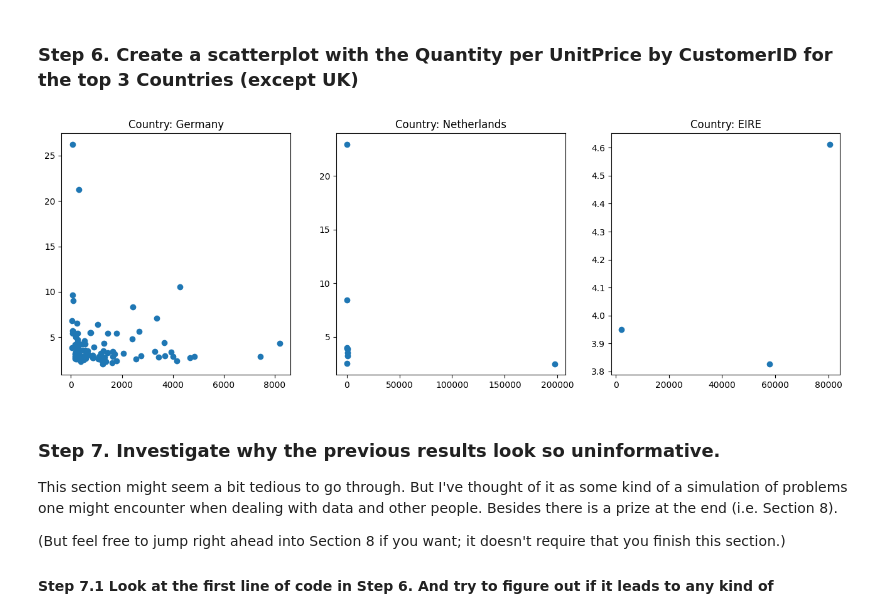
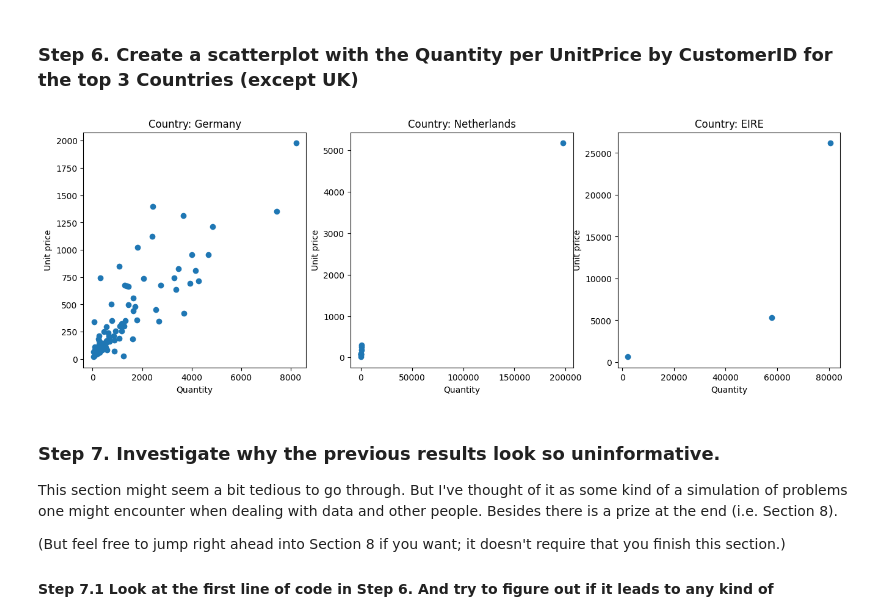
Before and after one commit to progen1tor/pandas-exercises-progress, a Jupyter notebook: 07_visualization/online_retail.ipynb, the cells around one changed output. Cells and saved outputs as stored; diff of their text form; code cells hidden in the pictures.

Commit message:
Still work on 2nd subsection in 07 visualization

```diff
--- a/07_visualization/online_retail.ipynb
+++ b/07_visualization/online_retail.ipynb
@@ -51,21 +51,23 @@ display(online_rt.shape[0])  # 531285
 # %%
 quantity_stats_top_3 = quantity_stats.iloc[:3]
 stats = online_rt.merge(quantity_stats_top_3, left_on='Country', right_index=True)
 
 gr = stats.groupby(['CustomerID', 'Country']).agg(
     total_quantity=('Quantity', 'sum'),
-    avg_unit_price=('UnitPrice', 'mean')  # idk whether it's better to take sum or mean but with mean graph looks more informative imho
+    avg_unit_price=('UnitPrice', 'sum')
 ).reset_index(level=1)
 
 countries = gr.Country.unique()
 
 fig, axes = plt.subplots(1, 3, figsize=(16, 5))
 for country, ax in zip(countries, axes):
     part = gr.loc[gr.Country == country]
-    ax.scatter(part.total_quantity, part.avg_unit_price)
+    ax.scatter(x=part.total_quantity, y=part.avg_unit_price)
     ax.set_title(f'Country: {country}')
+    ax.set_xlabel('Quantity')
+    ax.set_ylabel('Unit price')
 # %% [output]
-[figure, old version]
+[figure, new version]
 # %% [markdown]
 ### Step 7. Investigate why the previous results look so uninformative.
 
```
Also changed, not shown: parts of 11 cells of this notebook.
